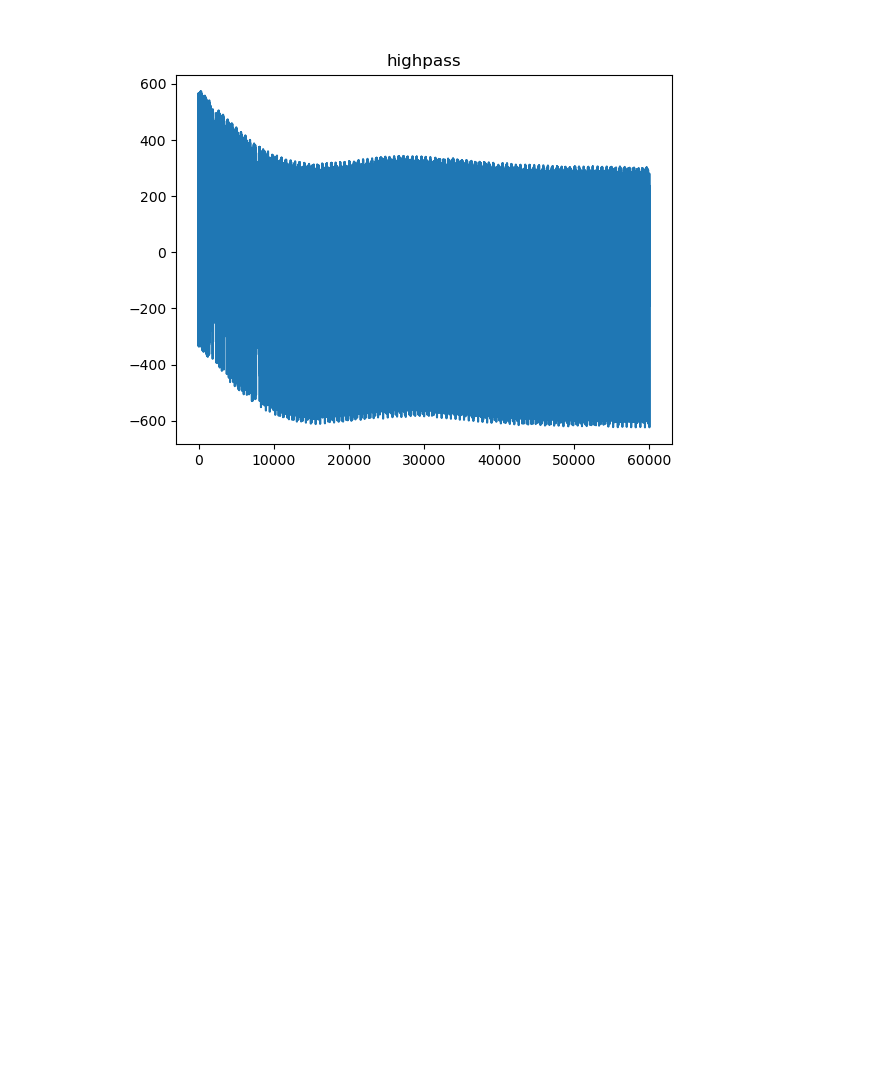
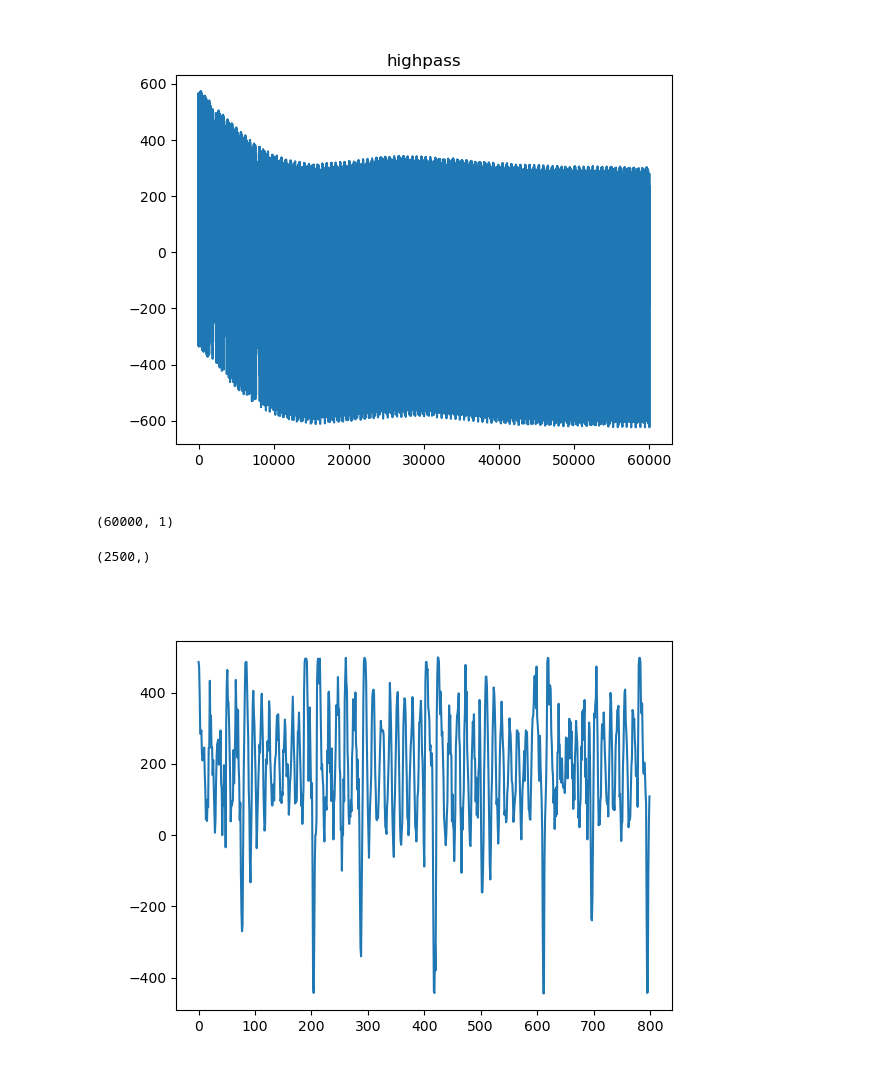
Before and after one commit to ikharitonov/sorting-pipeline, a Jupyter notebook: pipeline/data_exploration.ipynb, the cells around one changed output. Cells and saved outputs as stored; diff of their text form; code cells hidden in the pictures; blank space fills up the shorter version.

```diff
--- a/pipeline/data_exploration.ipynb
+++ b/pipeline/data_exploration.ipynb
@@ -14,16 +14,24 @@ from adc_shifts import adc_shifts
 # Data loading
 num_channels = 384
 # sampling_frequency = 29999.954846
-# sampling_frequency = 30000
-# sampling_frequency = 2500
+
 # see this thread https://community.brain-map.org/t/using-the-raw-data/1898 for gain scaling factor and dtype
+
+# AP
+sampling_frequency = 30000
 gain_recording = -1.171875
 offset_recording = 600
+
+# LFP
+# sampling_frequency = 2500
 # gain_recording = -23.4
 # offset_recording = 1200
+
+# Allen
 # gain_recording = 0.195
 # offset_recording = 0
-dtype = np.int16
+
+dtype = np.uint16
 # %%
 # Main working directory
 base_folder = Path.home() / 'RANCZLAB-NAS' / 'vestibular-vr_2024-01-17T144340Z'
@@ -94,7 +102,11 @@ plt.show()
 [figure]
 [figure]
 # %%
-trace = recordings['raw'].get_traces(0)
+trace = recordings['raw'].get_traces(channel_ids=[5], start_frame=0, end_frame=2*sampling_frequency)
 trace.shape
+# %% [output]
+(60000, 1)
 # %%
 trace[:2500,0].shape
+# %% [output]
+(2500,)
@@ -103,4 +113,6 @@ trace[:2500,0].shape
 # %%
 plt.figure()
-plt.plot(trace[:2500,100])
+plt.plot(trace[-800:,0])
 plt.show()
+# %% [output]
+[figure, added]
```
Also changed, not shown: parts of 1 cell of this notebook, 2 other files.
